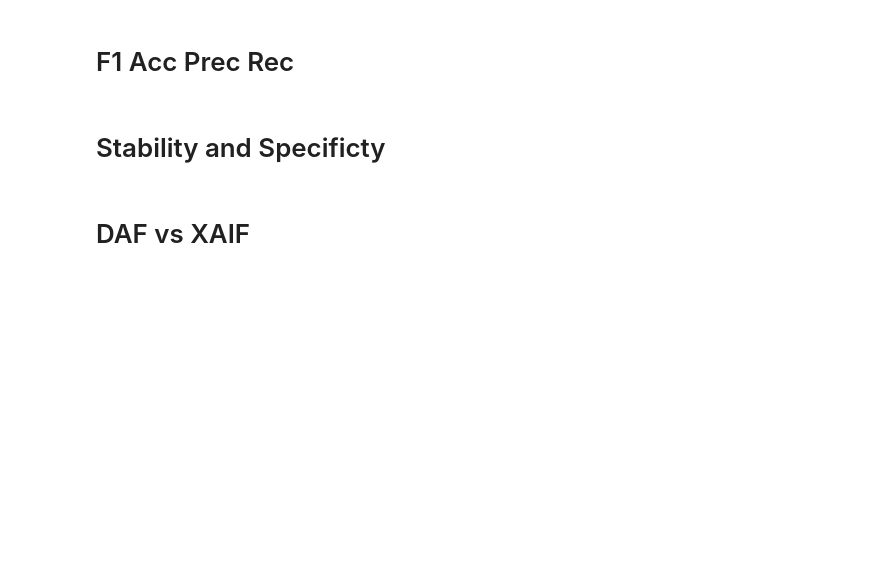
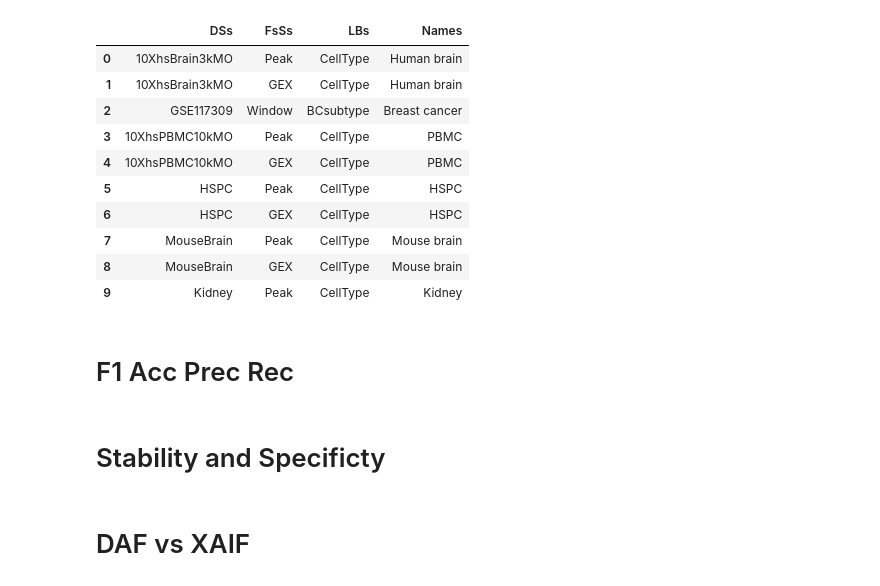
Before and after one commit to gmalagol10/seagall, a Jupyter notebook: reproducibility/9_XAI_Metrics.ipynb, the cells around one changed output. Saved outputs shown, nothing was run; the diff lists cells and outputs as text; code cells hidden in the pictures; blank space fills up the shorter version.

```diff
--- a/reproducibility/9_XAI_Metrics.ipynb
+++ b/reproducibility/9_XAI_Metrics.ipynb
@@ -1,29 +1,40 @@
 # %%
 import numpy as np
 import pandas as pd
 import scanpy as sc
 import matplotlib.pyplot as plt
 import seaborn as sns
 import matplotlib.lines as mlines
 import matplotlib as mpl
 
 import sklearn
 import os
-import scipy
 import glob
 import string
 import logomaker
 
 from sklearn.metrics import r2_score
 from scipy.optimize import curve_fit
 
 from pathlib import Path
 from statannotations.Annotator import Annotator
 from matplotlib_venn import venn2
 
 import Utils as ut
 %matplotlib inline
-ds_infos=pd.read_csv("Tables/Datasets_infos.tsv", sep="\t", index_col=0)
+ds_infos=pd.read_csv("../../GNN/Tables/Datasets_infos.tsv", sep="\t", index_col=0)
+# %% [output]
+|  | DSs | FsSs | LBs | Names |
+| 0 | 10XhsBrain3kMO | Peak | CellType | Human brain |
+| 1 | 10XhsBrain3kMO | GEX | CellType | Human brain |
+| 2 | GSE117309 | Window | BCsubtype | Breast cancer |
+| 3 | 10XhsPBMC10kMO | Peak | CellType | PBMC |
+| 4 | 10XhsPBMC10kMO | GEX | CellType | PBMC |
+| 5 | HSPC | Peak | CellType | HSPC |
+| 6 | HSPC | GEX | CellType | HSPC |
+| 7 | MouseBrain | Peak | CellType | Mouse brain |
+| 8 | MouseBrain | GEX | CellType | Mouse brain |
+| 9 | Kidney | Peak | CellType | Kidney |
 # %% [markdown]
 # F1 Acc Prec Rec
 # %%
```
Also changed, not shown: 1 other file.
